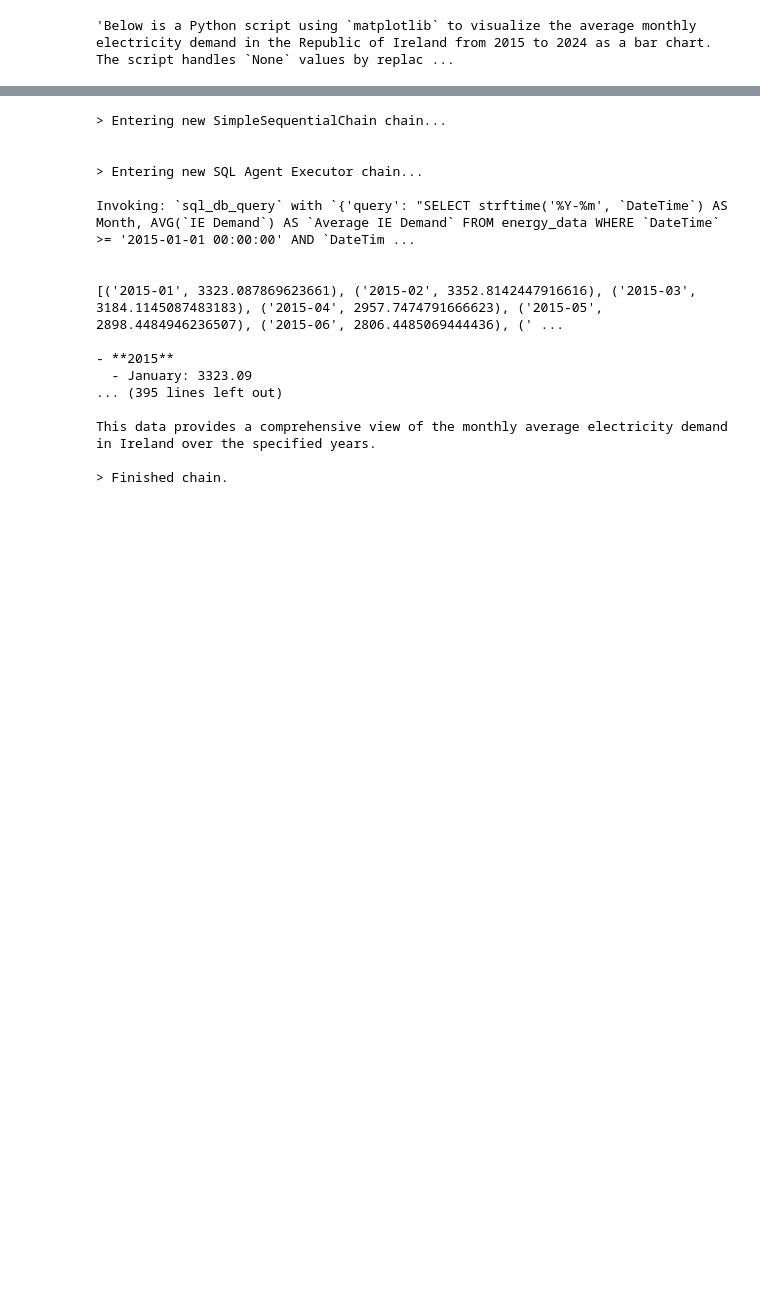
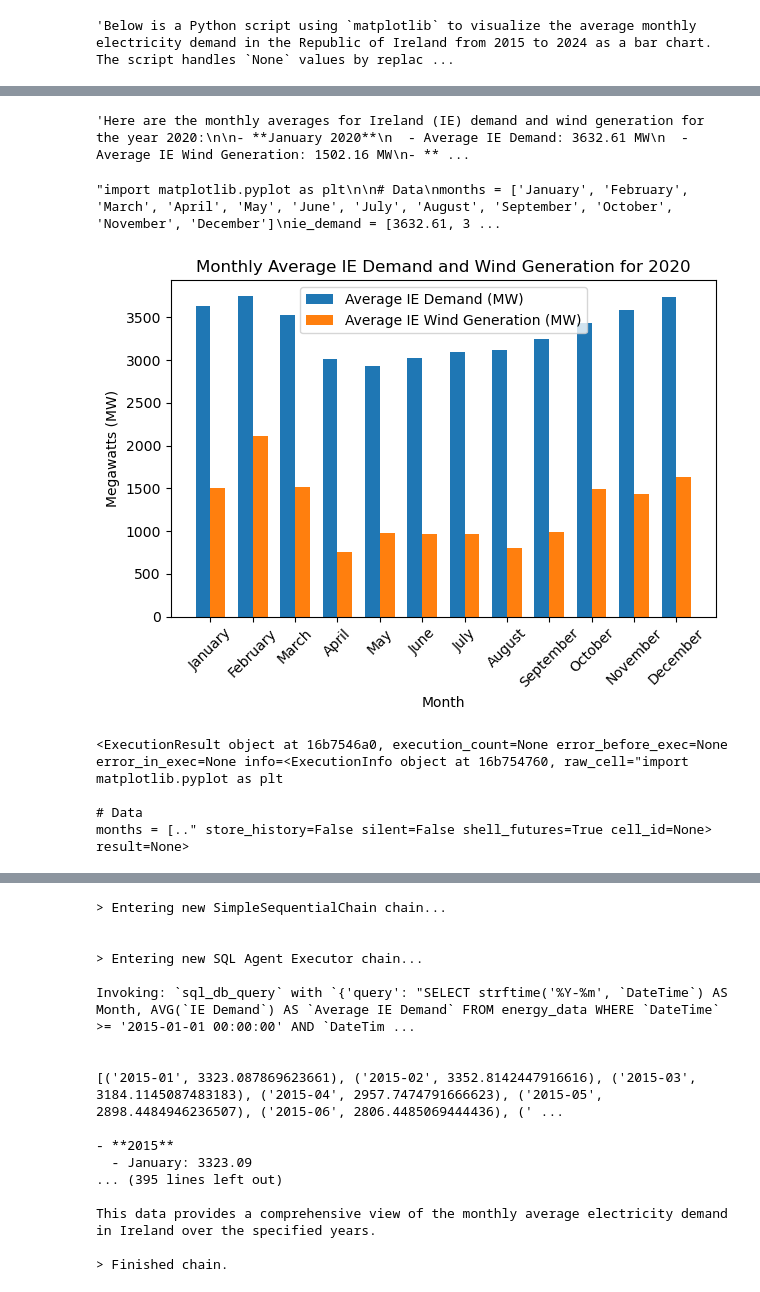
Before and after one commit to SaM-92/DataInsightChatbot, a Jupyter notebook: test_functions.ipynb, the cells around one changed output, grey strips where cells are left out. Saved outputs shown, nothing was run; the diff lists cells and outputs as text; code cells hidden in the pictures; blank space fills up the shorter version.

```diff
--- a/test_functions.ipynb
+++ b/test_functions.ipynb
@@ -362,3 +362,13 @@ ax.legend(title="Year")
 
 # Show plot
 plt.show()
+# %%
+from subs.agent import generate_sql_and_plot
+
+# Example of using the function
+chain_id_sql = "chain_1"
+chain_id_response_plot = "chain_2"
+user_query = "Can you tell me about Ireland (IE) demand and wind generation for 2020 averaged per month?"
+
+# Call the function to generate SQL and plot results
+sql_output, plot_output = generate_sql_and_plot(chain_id_sql, chain_id_response_plot, user_query)
@@ -365,3 +393,26 @@ plt.show()
+# %%
+sql_output
+# %% [output]
+'Here are the monthly averages for Ireland (IE) demand and wind generation for the year 2020:\n\n- **January 2020**\n  - Average IE Demand: 3632.61 MW\n  - Average IE Wind Generation: 1502.16 MW\n- ** ...
+# %%
+plot_output
+# %% [output]
+"import matplotlib.pyplot as plt\n\n# Data\nmonths = ['January', 'February', 'March', 'April', 'May', 'June', 'July', 'August', 'September', 'October', 'November', 'December']\nie_demand = [3632.61, 3 ...
+# %%
+from IPython.core.interactiveshell import InteractiveShell
+%matplotlib inline
+
+# Create an InteractiveShell instance
+shell = InteractiveShell.instance()
+
+# Execute the generated code
+shell.run_cell(plot_output)
+# %% [output]
+[figure, added]
+<ExecutionResult object at 16b7546a0, execution_count=None error_before_exec=None error_in_exec=None info=<ExecutionInfo object at 16b754760, raw_cell="import matplotlib.pyplot as plt
+
+# Data
+months = [.." store_history=False silent=False shell_futures=True cell_id=None> result=None>
 # %%
 from langchain_community.agent_toolkits import create_sql_agent
 from subs.db_connections import connetc_to_irish_db
```
Also changed, not shown: parts of 5 cells of this notebook, 2 other files.
